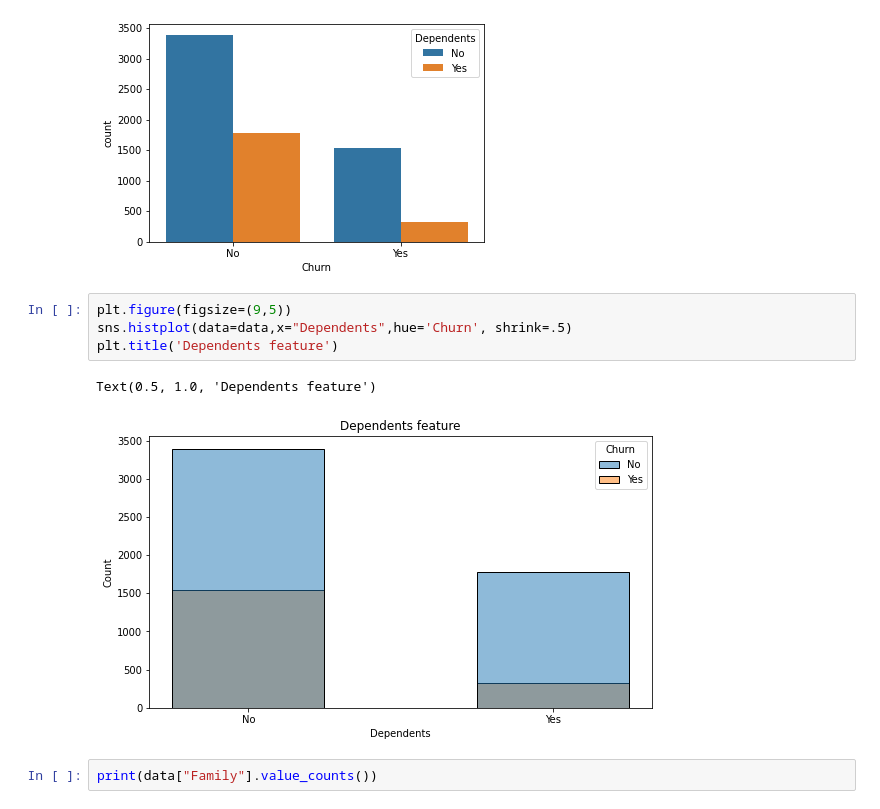
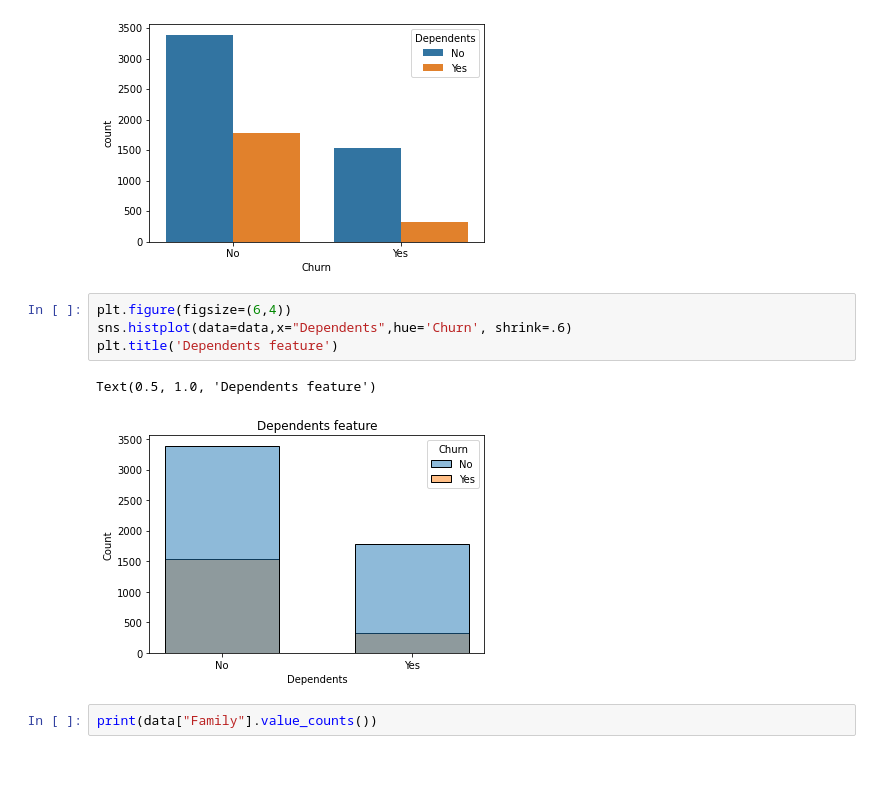
Before and after one commit to songhyun7597/ITB2022, a Jupyter notebook: 통신사_이탈_데이터.ipynb, the cells around one changed output. Saved outputs shown, nothing was run; the diff lists cells and outputs as text; blank space fills up the shorter version.

```diff
--- a/통신사_이탈_데이터.ipynb
+++ b/통신사_이탈_데이터.ipynb
@@ -226,12 +265,12 @@ sns.countplot("Churn", data=data,hue="Dependents")
 <matplotlib.axes._subplots.AxesSubplot at 0x...>
 [figure]
 # %%
-plt.figure(figsize=(9,5))
-sns.histplot(data=data,x="Dependents",hue='Churn', shrink=.5)
+plt.figure(figsize=(6,4))
+sns.histplot(data=data,x="Dependents",hue='Churn', shrink=.6)
 plt.title('Dependents feature')
 # %% [output]
 Text(0.5, 1.0, 'Dependents feature')
-[figure, old version]
+[figure, new version]
 # %%
 print(data["Family"].value_counts())
 # %% [output]
```
Also changed, not shown: parts of 56 cells of this notebook.
